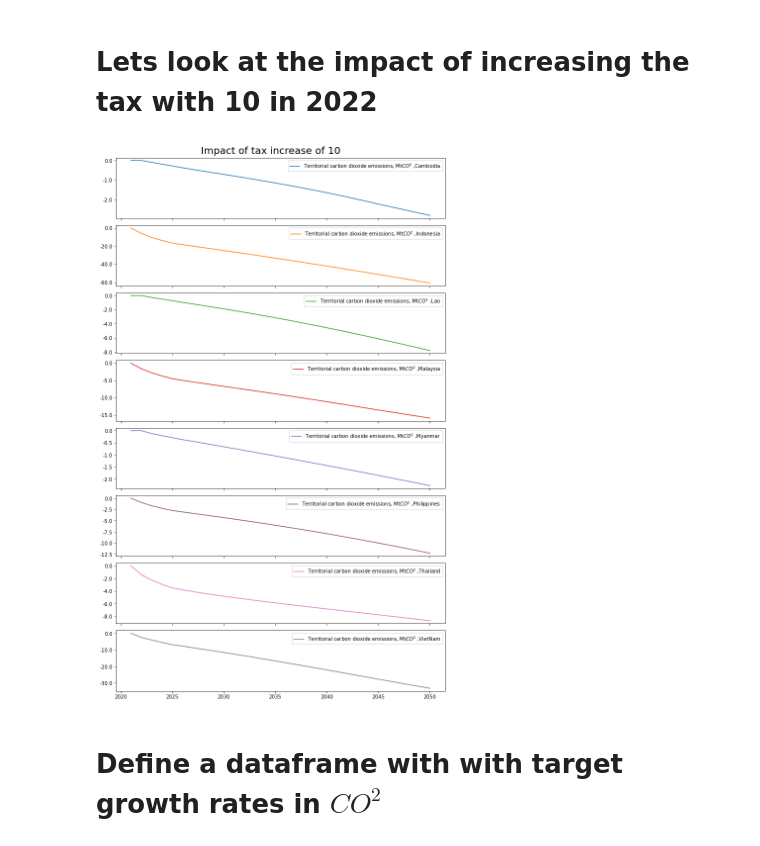
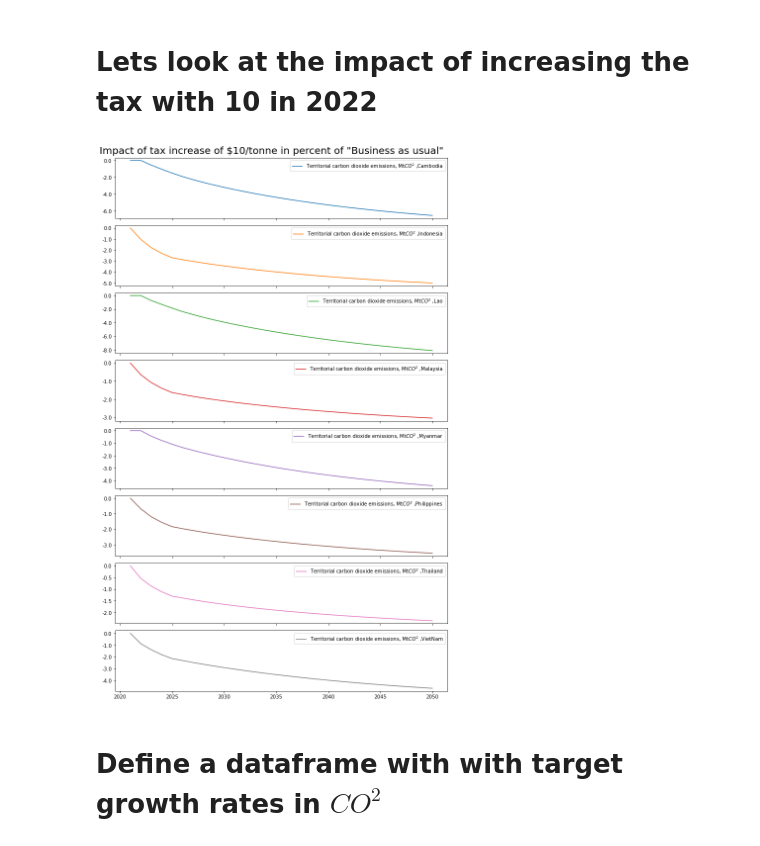
Before and after one commit to IbHansen/UNESCAP-Asia, a Jupyter notebook: Asia/Set carbon emission targets.ipynb, the cells around one changed output. Drawn from its saved outputs; the diff is of its cells as text; code cells hidden in the pictures.

```diff
--- a/Asia/Set carbon emission targets.ipynb
+++ b/Asia/Set carbon emission targets.ipynb
@@ -72,10 +72,11 @@ experiment = baseline.copy()
 experiment.loc[2022,instrumentlist]= experiment.loc[2022,(instrumentlist := [i[0] for i in instruments])] + 10
 result = masia(experiment,progressbar = 0,silent=1)
 # %%
-masia[target_var].dif.rename().plot(colrow  = 1,title = 'Impact of tax increase of 10 ',top=0.96,sharey=0);
+masia[target_var].difpctlevel.mul100.rename().plot(
+    colrow  = 1,title = 'Impact of tax increase of \$10/tonne in percent of "Business as usual"  ',top=0.96,sharey=0,dec=2);
 masia[target_var].dif.df;
 # %% [output]
-[figure, old version]
+[figure, new version]
 # %% [markdown]
 # Define a dataframe with with target growth rates in $CO^2$
 # %%
```
Also changed, not shown: 4 other files.
